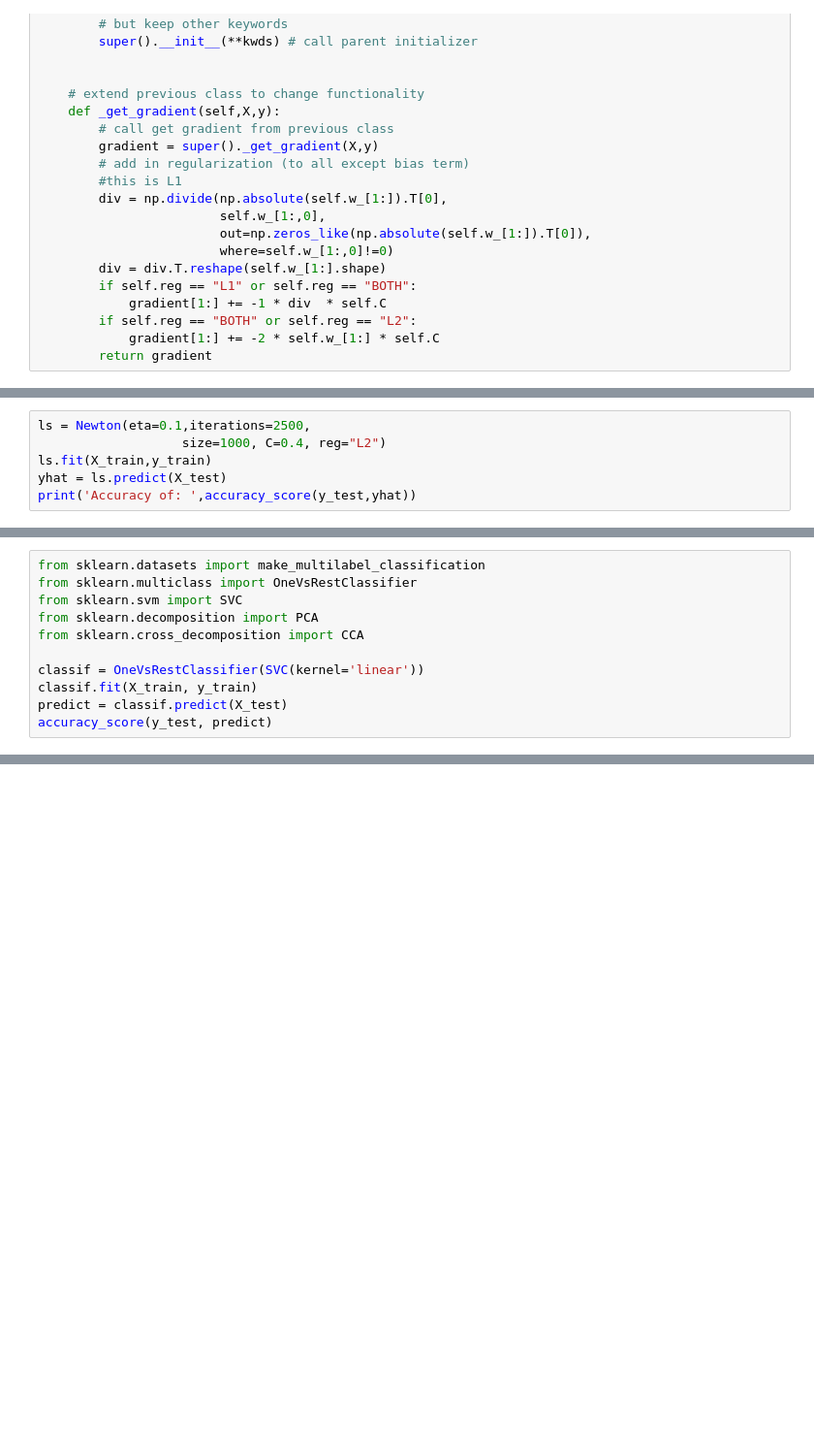
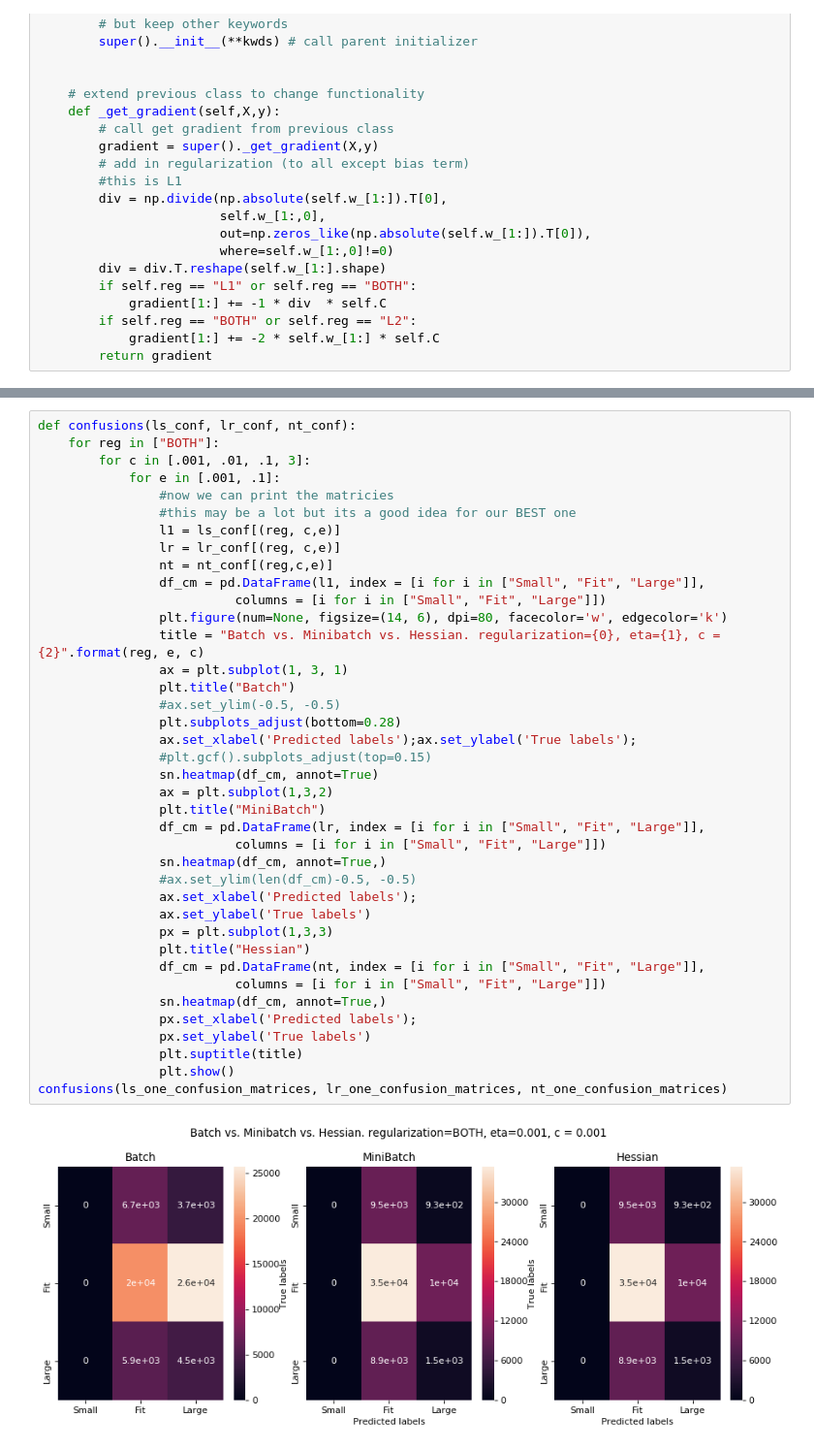
Before and after one commit to Hd0702/CSE5324, a Jupyter notebook: A3/Time Visuals.ipynb, the cells around one changed output, grey strips where cells are left out. Shown at 97% size. Drawn from its saved outputs; the diff is of its cells as text; blank space fills up the shorter version.

```diff
--- a/A3/Time Visuals.ipynb
+++ b/A3/Time Visuals.ipynb
@@ -535,9 +490,3 @@ class Newton(RegularizedLogisticRegression):
 
         # save all the weights into one matrix, separate column for each class
         self.w_ = np.hstack([x.w_ for x in self.classifiers_]).T
-# %%
-ls = Newton(eta=0.1,iterations=2500,
-                   size=1000, C=0.4, reg="L2")
-ls.fit(X_train,y_train)
-yhat = ls.predict(X_test)
-print('Accuracy of: ',accuracy_score(y_test,yhat))
@@ -733,11 +723,0 @@ In our confusion matrices, you can identify the misidentified classes by their l
-# %%
-from sklearn.datasets import make_multilabel_classification
-from sklearn.multiclass import OneVsRestClassifier
-from sklearn.svm import SVC
-from sklearn.decomposition import PCA
-from sklearn.cross_decomposition import CCA
-
-classif = OneVsRestClassifier(SVC(kernel='linear'))
-classif.fit(X_train, y_train)
-predict = classif.predict(X_test)
-accuracy_score(y_test, predict)
@@ -745,0 +800,41 @@ accuracy_score(y_test, predict)
+# %%
+def confusions(ls_conf, lr_conf, nt_conf):
+    for reg in ["BOTH"]:
+        for c in [.001, .01, .1, 3]:
+            for e in [.001, .1]:
+                #now we can print the matricies
+                #this may be a lot but its a good idea for our BEST one
+                l1 = ls_conf[(reg, c,e)]
+                lr = lr_conf[(reg, c,e)]
+                nt = nt_conf[(reg,c,e)]
+                df_cm = pd.DataFrame(l1, index = [i for i in ["Small", "Fit", "Large"]],
+                          columns = [i for i in ["Small", "Fit", "Large"]])
+                plt.figure(num=None, figsize=(14, 6), dpi=80, facecolor='w', edgecolor='k')
+                title = "Batch vs. Minibatch vs. Hessian. regularization={0}, eta={1}, c = {2}".format(reg, e, c)
+                ax = plt.subplot(1, 3, 1)
+                plt.title("Batch")
+                #ax.set_ylim(-0.5, -0.5)
+                plt.subplots_adjust(bottom=0.28)
+                ax.set_xlabel('Predicted labels');ax.set_ylabel('True labels');
+                #plt.gcf().subplots_adjust(top=0.15)
+                sn.heatmap(df_cm, annot=True)
+                ax = plt.subplot(1,3,2)
+                plt.title("MiniBatch")
+                df_cm = pd.DataFrame(lr, index = [i for i in ["Small", "Fit", "Large"]],
+                          columns = [i for i in ["Small", "Fit", "Large"]])
+                sn.heatmap(df_cm, annot=True,)
+                #ax.set_ylim(len(df_cm)-0.5, -0.5)
+                ax.set_xlabel('Predicted labels');
+                ax.set_ylabel('True labels')
+                px = plt.subplot(1,3,3)
+                plt.title("Hessian")
+                df_cm = pd.DataFrame(nt, index = [i for i in ["Small", "Fit", "Large"]],
+                          columns = [i for i in ["Small", "Fit", "Large"]])
+                sn.heatmap(df_cm, annot=True,)
+                px.set_xlabel('Predicted labels');
+                px.set_ylabel('True labels')
+                plt.suptitle(title)
+                plt.show()
+confusions(ls_one_confusion_matrices, lr_one_confusion_matrices, nt_one_confusion_matrices)
+# %% [output]
+[figure, added]
```
Also changed, not shown: parts of 39 cells of this notebook.
